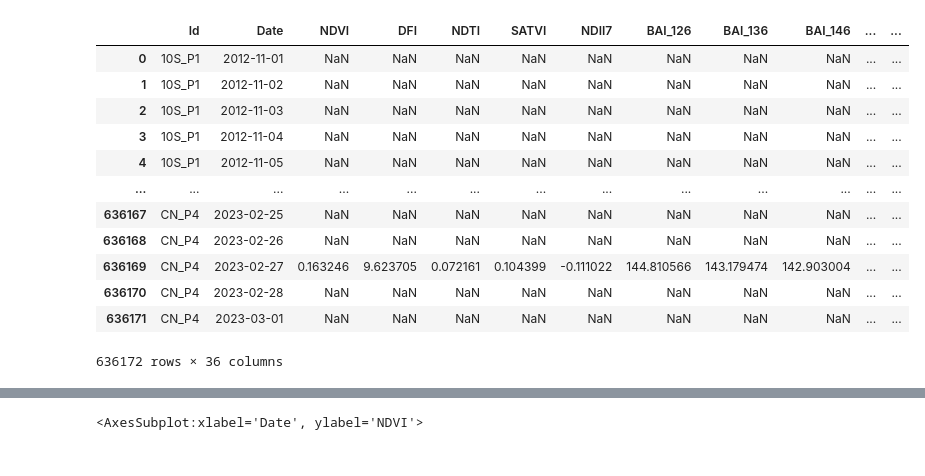
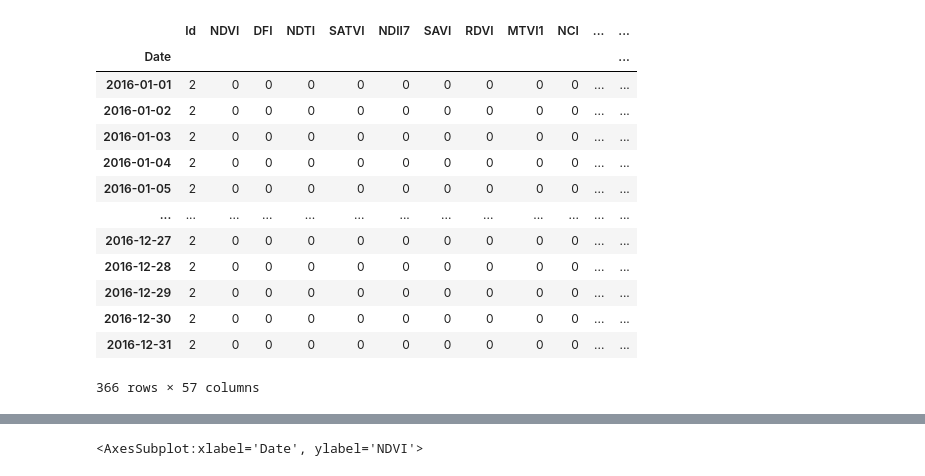
Before and after one commit to kearney-sp/cper_hls_veg_models, a Jupyter notebook: biomass/smooth_extracted_hls.ipynb, the cells around one changed output, grey strips where cells are left out. Saved outputs shown, nothing was run; the diff lists cells and outputs as text; code cells hidden in the pictures.

```diff
--- a/biomass/smooth_extracted_hls.ipynb
+++ b/biomass/smooth_extracted_hls.ipynb
@@ -6,20 +6,23 @@ import numpy as np
 from hlsstack.hls_funcs.smooth import despike_ts, double_savgol
 from hlsstack.hls_funcs.masks import bolton_mask_np
 # %%
-df_ts = pd.read_csv('../data/raw_tmp/ts_raw_vor_plots.csv', parse_dates=[1])
+df_ts = pd.read_csv('../data/raw_tmp/ts_raw_vor_plot.csv', parse_dates=[1])
+# %%
+plot = '20SE_P3'
 # %%
-df_ts
+df_ts[(df_ts['Id'] == plot) & (df_ts['Date'].dt.year == 2016)].groupby('Date').count()#.iloc[50:100]#.apply(lambda x: x['NDVI_smooth'].mean(skipna=False))
 # %% [output]
-|  | Id | Date | NDVI | DFI | NDTI | SATVI | NDII7 | BAI_126 | BAI_136 | BAI_146 | ... | ... |
-| 0 | 10S_P1 | 2012-11-01 | NaN | NaN | NaN | NaN | NaN | NaN | NaN | NaN | ... | ... |
-| 1 | 10S_P1 | 2012-11-02 | NaN | NaN | NaN | NaN | NaN | NaN | NaN | NaN | ... | ... |
-| 2 | 10S_P1 | 2012-11-03 | NaN | NaN | NaN | NaN | NaN | NaN | NaN | NaN | ... | ... |
-| 3 | 10S_P1 | 2012-11-04 | NaN | NaN | NaN | NaN | NaN | NaN | NaN | NaN | ... | ... |
-| 4 | 10S_P1 | 2012-11-05 | NaN | NaN | NaN | NaN | NaN | NaN | NaN | NaN | ... | ... |
+|  | Id | NDVI | DFI | NDTI | SATVI | NDII7 | SAVI | RDVI | MTVI1 | NCI | ... | ... |
+| Date |  |  |  |  |  |  |  |  |  |  |  | ... |
+| 2016-01-01 | 2 | 0 | 0 | 0 | 0 | 0 | 0 | 0 | 0 | 0 | ... | ... |
+| 2016-01-02 | 2 | 0 | 0 | 0 | 0 | 0 | 0 | 0 | 0 | 0 | ... | ... |
+| 2016-01-03 | 2 | 0 | 0 | 0 | 0 | 0 | 0 | 0 | 0 | 0 | ... | ... |
+| 2016-01-04 | 2 | 0 | 0 | 0 | 0 | 0 | 0 | 0 | 0 | 0 | ... | ... |
+| 2016-01-05 | 2 | 0 | 0 | 0 | 0 | 0 | 0 | 0 | 0 | 0 | ... | ... |
 | ... | ... | ... | ... | ... | ... | ... | ... | ... | ... | ... | ... | ... |
-| 636167 | CN_P4 | 2023-02-25 | NaN | NaN | NaN | NaN | NaN | NaN | NaN | NaN | ... | ... |
-| 636168 | CN_P4 | 2023-02-26 | NaN | NaN | NaN | NaN | NaN | NaN | NaN | NaN | ... | ... |
-| 636169 | CN_P4 | 2023-02-27 | 0.163246 | 9.623705 | 0.072161 | 0.104399 | -0.111022 | 144.810566 | 143.179474 | 142.903004 | ... | ... |
-| 636170 | CN_P4 | 2023-02-28 | NaN | NaN | NaN | NaN | NaN | NaN | NaN | NaN | ... | ... |
-| 636171 | CN_P4 | 2023-03-01 | NaN | NaN | NaN | NaN | NaN | NaN | NaN | NaN | ... | ... |
+| 2016-12-27 | 2 | 0 | 0 | 0 | 0 | 0 | 0 | 0 | 0 | 0 | ... | ... |
+| 2016-12-28 | 2 | 0 | 0 | 0 | 0 | 0 | 0 | 0 | 0 | 0 | ... | ... |
+| 2016-12-29 | 2 | 0 | 0 | 0 | 0 | 0 | 0 | 0 | 0 | 0 | ... | ... |
+| 2016-12-30 | 2 | 0 | 0 | 0 | 0 | 0 | 0 | 0 | 0 | 0 | ... | ... |
+| 2016-12-31 | 2 | 0 | 0 | 0 | 0 | 0 | 0 | 0 | 0 | 0 | ... | ... |
-636172 rows × 36 columns
+366 rows × 57 columns
```
Also changed, not shown: parts of 3 cells of this notebook, 37 other files.
